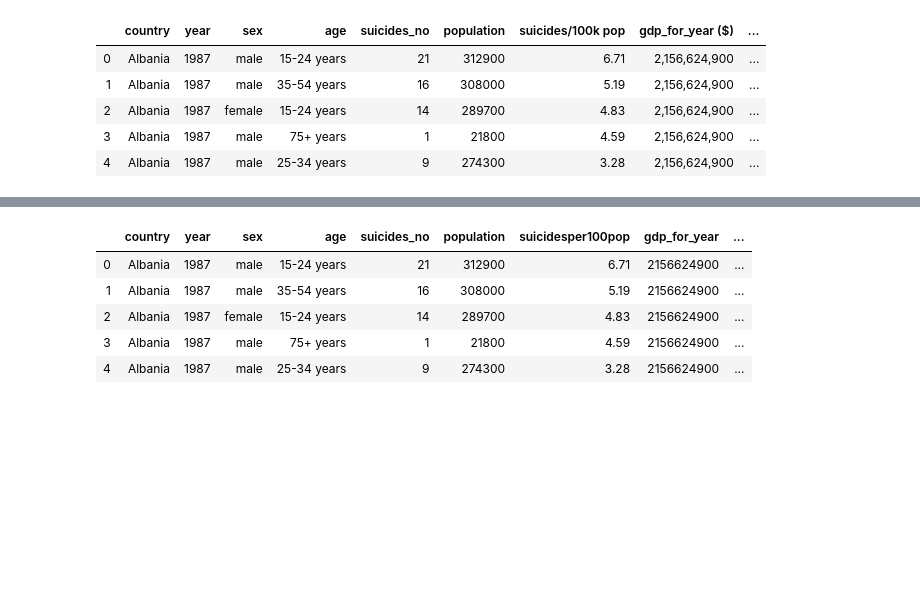
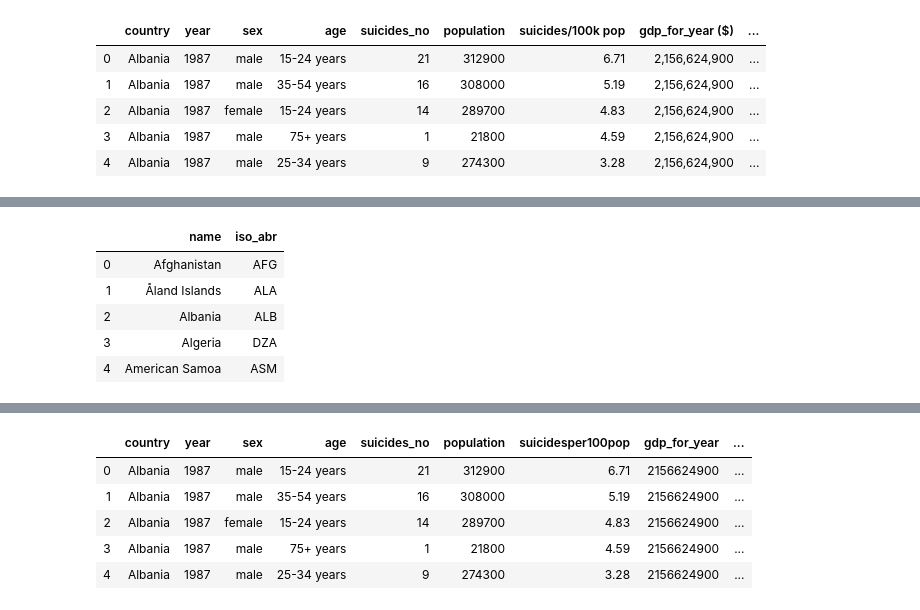
Before and after one commit to prasannarangam21/Project2, a Jupyter notebook: suicidedata.ipynb, the cells around one changed output, grey strips where cells are left out. Saved outputs shown, nothing was run; the diff lists cells and outputs as text; code cells hidden in the pictures; blank space fills up the shorter version.

```diff
--- a/suicidedata.ipynb
+++ b/suicidedata.ipynb
@@ -44,0 +284,16 @@ renamed_suicidedata_df.astype('str')
+# %%
+country_data = {'name': [],'iso_abr': []}
+for k,v in ABW.items():
+    country_data['name'].append(k)
+    country_data['iso_abr'].append(v)
+# %%
+country_df = pd.DataFrame(country_data)
+# %%
+country_df.head()
+# %% [output]
+|  | name | iso_abr |
+| 0 | Afghanistan | AFG |
+| 1 | Åland Islands | ALA |
+| 2 | Albania | ALB |
+| 3 | Algeria | DZA |
+| 4 | American Samoa | ASM |
```
Also changed, not shown: parts of 8 cells of this notebook.
